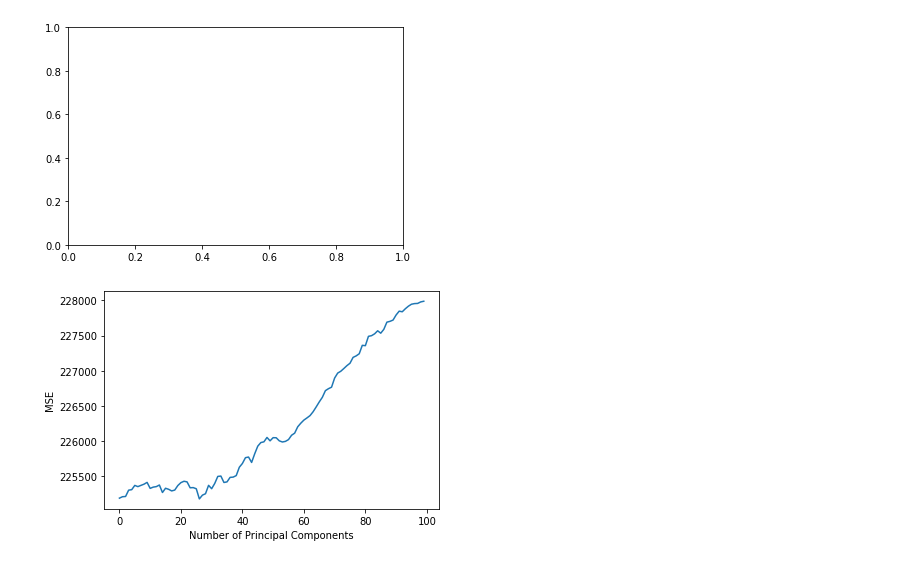
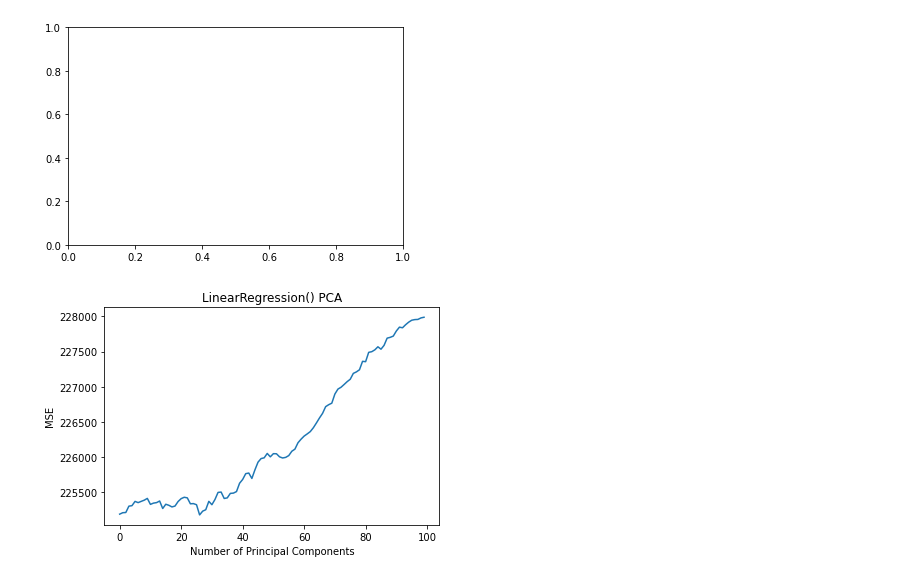
Before and after one commit to seangao14/pstat131proj, a Jupyter notebook: playground.ipynb, the cells around one changed output. Drawn from its saved outputs; the diff is of its cells as text; code cells hidden in the pictures.

Commit message:
pca plots

```diff
--- a/playground.ipynb
+++ b/playground.ipynb
@@ -494,40 +494,45 @@ plt.show()
 ValueError: shape mismatch: objects cannot be broadcast to a single shape
 [figure]
 # %%
+# https://www.statology.org/principal-components-regression-in-python/
 from sklearn.preprocessing import scale
 from sklearn.model_selection import RepeatedKFold
 from sklearn.decomposition import PCA
-from sklearn.linear_model import LinearRegression
 from sklearn.metrics import mean_squared_error
 from sklearn.model_selection import cross_val_score
 
-#scale predictor variables
-pca = PCA()
-X_reduced = pca.fit_transform(scaler.transform(X_train))
+def plot_pca(model):
+    #scale predictor variables
+    pca = PCA()
+    X_reduced = pca.fit_transform(scaler.transform(X_train))
 
-#define cross validation method
-cv = RepeatedKFold(n_splits=10, n_repeats=3, random_state=1)
+    #define cross validation method
+    cv = RepeatedKFold(n_splits=10, n_repeats=3, random_state=1)
 
-regr = LinearRegression()
-mse = []
+    regr = model
+    mse = []
 
-# Calculate MSE with only the intercept
-score = -1*cross_val_score(regr,
-           np.ones((len(X_reduced),1)), Y_train, cv=cv,
-           scoring='neg_mean_squared_error').mean()
-mse.append(score)
-
-# Calculate MSE using cross-validation, adding one component at a time
-for i in np.arange(1, 100):
-    score = -1*cross_val_score(regr,
-               X_reduced[:,:i], Y_train, cv=cv, scoring='neg_mean_squared_error').mean()
+    # Calculate MSE with only the intercept
+    score = -1 * cross_val_score(regr,
+               np.ones((len(X_reduced),1)), Y_train, cv=cv,
+               scoring='neg_mean_squared_error').mean()
     mse.append(score)
 
-# Plot cross-validation results
-plt.plot(mse)
-plt.xlabel('Number of Principal Components')
-plt.ylabel('MSE')
-plt.title('')
-plt.show()
+    # Calculate MSE using cross-validation, adding one component at a time
+    for i in np.arange(1, 100):
+        score = -1 * cross_val_score(regr,
+               X_reduced[:,:i], Y_train, cv=cv, scoring='neg_mean_squared_error').mean()
+        mse.append(score)
+
+    # Plot cross-validation results
+    plt.plot(mse)
+    plt.xlabel('Number of Principal Components')
+    plt.ylabel('MSE')
+    plt.title((str(model) + ' PCA'))
+    plt.show()
-# %% [output]
-[figure, removed]
+# %%
+from sklearn.linear_model import LinearRegression
+
+plot_pca(LinearRegression())
+# %% [output]
+[figure, added]
```
Also changed, not shown: parts of 3 cells of this notebook.
